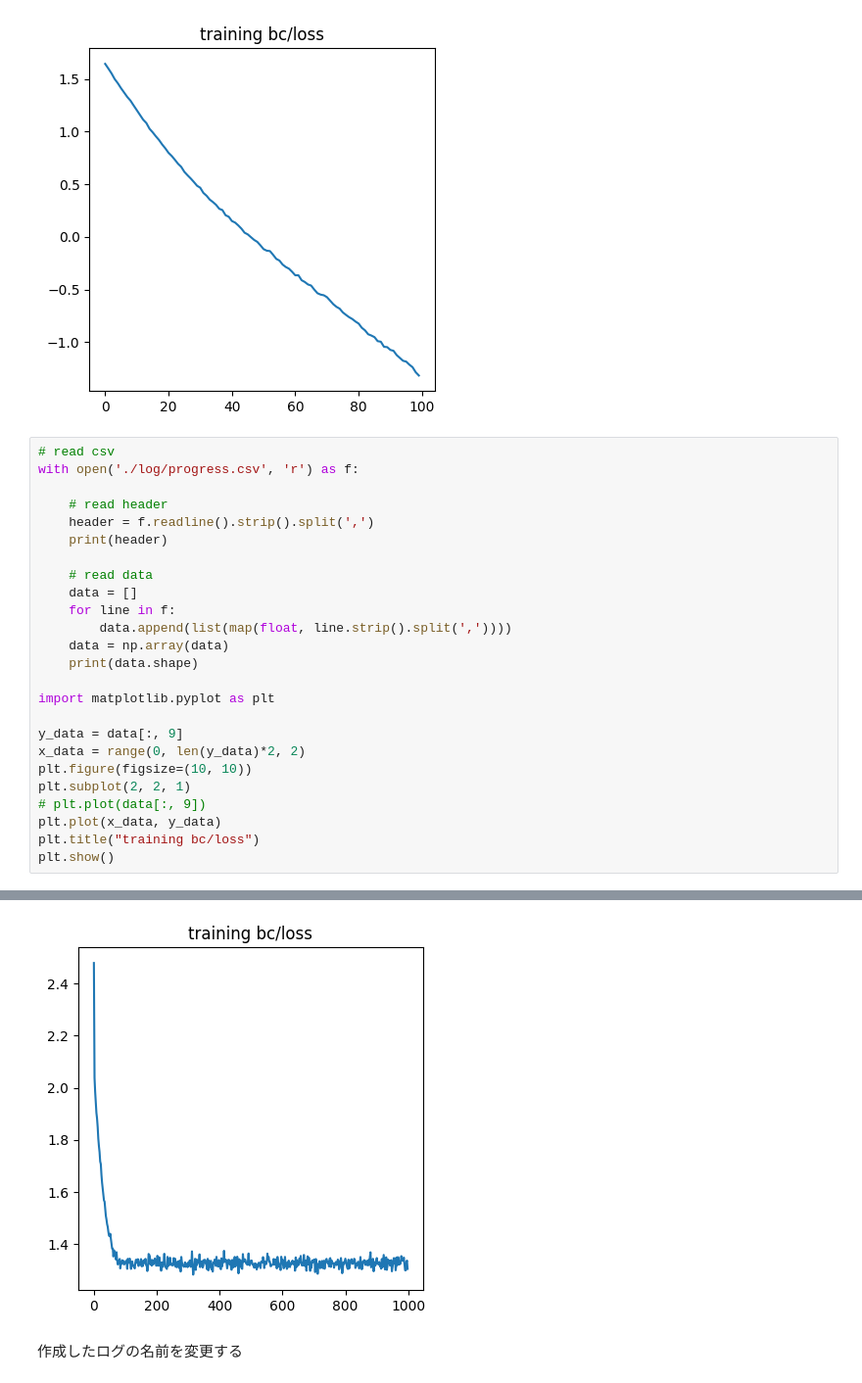
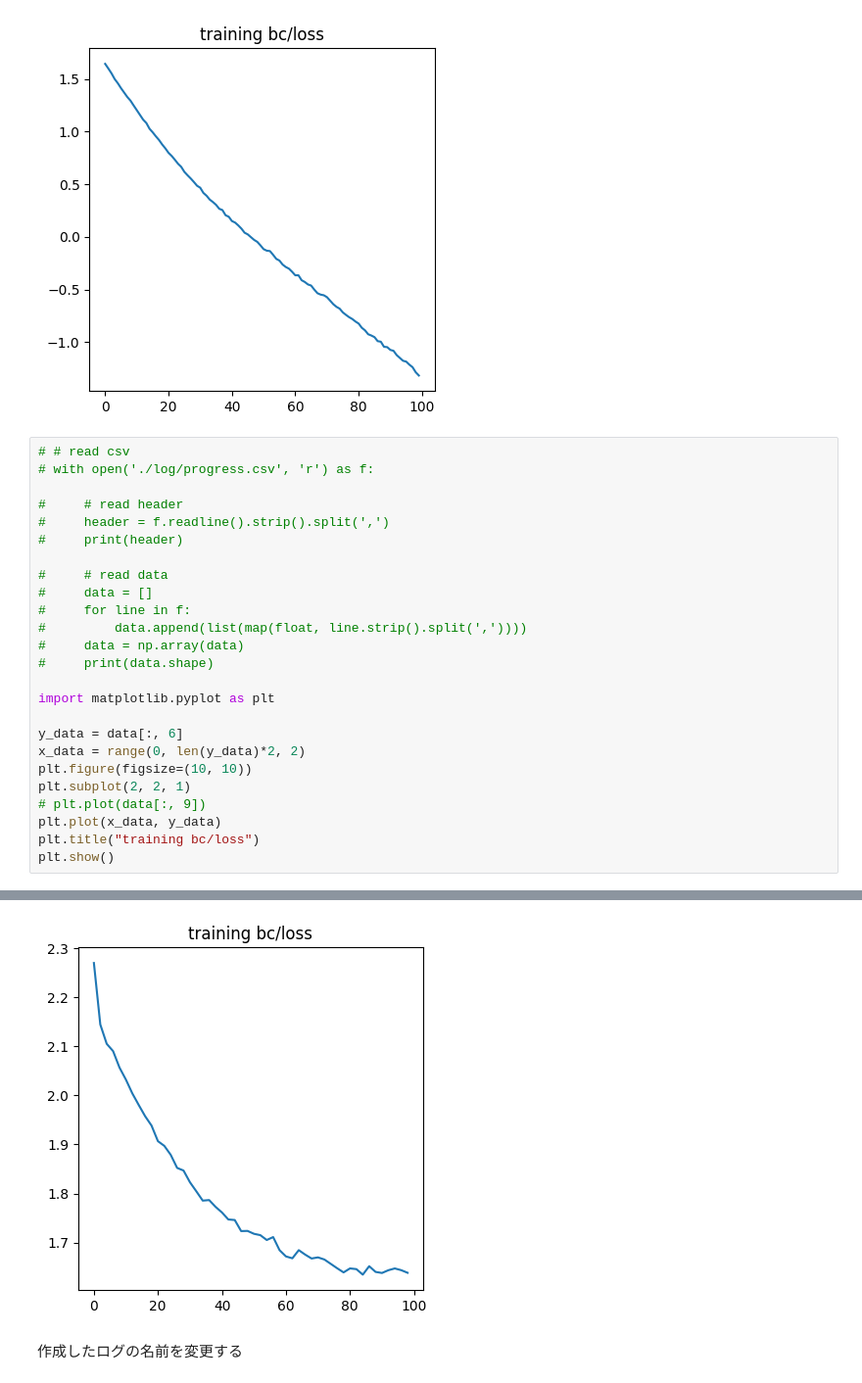
Before and after one commit to yusuke-y819/imitation, a Jupyter notebook: racing/bc_test.ipynb, the cells around one changed output, grey strips where cells are left out. Shown: that part at 98% size. Cells and saved outputs as stored; diff of their text form.

```diff
--- a/racing/bc_test.ipynb
+++ b/racing/bc_test.ipynb
@@ -562,23 +639,23 @@ plt.show()
 # %% [output]
 [figure]
 # %%
-# read csv
-with open('./log/progress.csv', 'r') as f:
+# # read csv
+# with open('./log/progress.csv', 'r') as f:
 
-    # read header
-    header = f.readline().strip().split(',')
-    print(header)
+#     # read header
+#     header = f.readline().strip().split(',')
+#     print(header)
 
-    # read data
-    data = []
-    for line in f:
-        data.append(list(map(float, line.strip().split(','))))
-    data = np.array(data)
-    print(data.shape)
+#     # read data
+#     data = []
+#     for line in f:
+#         data.append(list(map(float, line.strip().split(','))))
+#     data = np.array(data)
+#     print(data.shape)
 
 import matplotlib.pyplot as plt
 
-y_data = data[:, 9]
+y_data = data[:, 6]
 x_data = range(0, len(y_data)*2, 2)
 plt.figure(figsize=(10, 10))
 plt.subplot(2, 2, 1)
@@ -592,4 +667,4 @@ plt.show()
-[figure, old version]
+[figure, new version]
 # %% [markdown]
 作成したログの名前を変更する
 # %%
```
Also changed, not shown: parts of 21 cells of this notebook, 8 other files.
